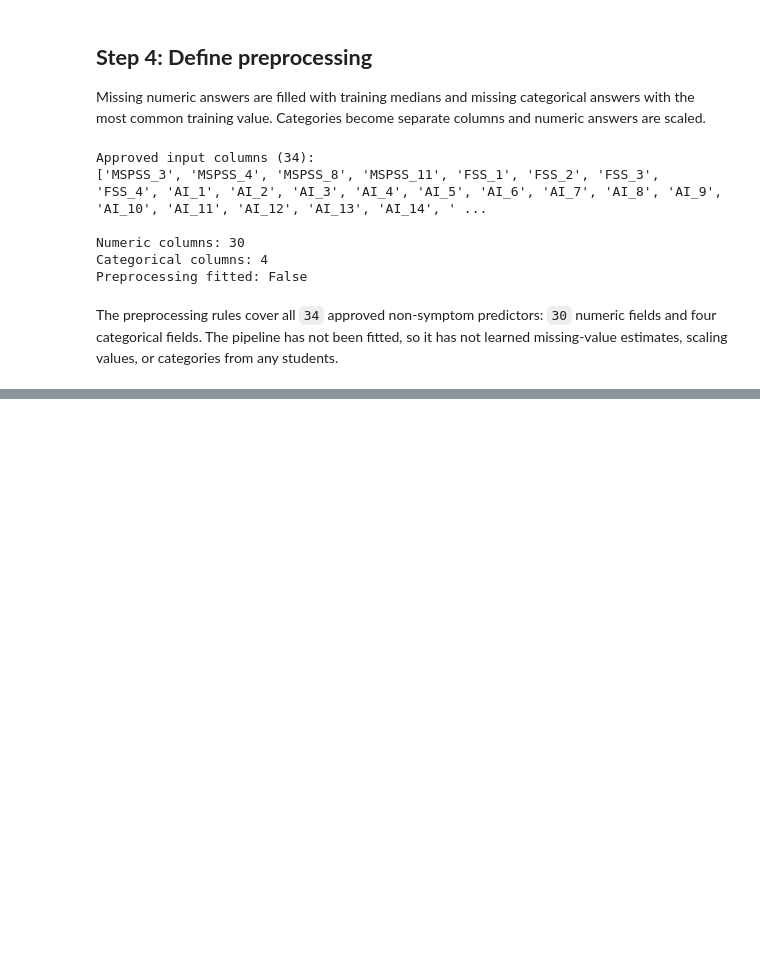
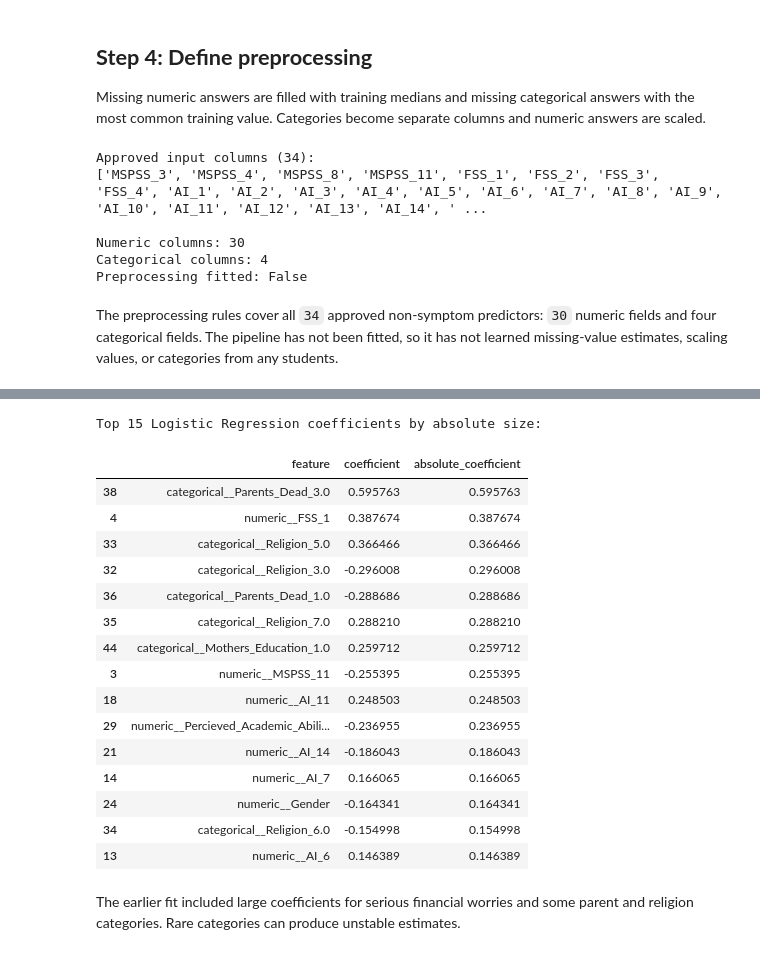
Before and after one commit to N-umwali/SchoolCare-Screening-Priority, a Jupyter notebook: student_screening.ipynb, the cells around one changed output, grey strips where cells are left out. Cells and saved outputs as stored; diff of their text form; code cells hidden in the pictures; blank space fills up the shorter version.

```diff
--- a/student_screening.ipynb
+++ b/student_screening.ipynb
@@ -806,0 +961,14 @@ The preprocessing rules cover all `34` approved non-symptom predictors: `30` num
+# %%
+# Fit each revised model on all development schools.
+fitted_models = {}
+
+for name, estimator in models.items():
+    pipeline = Pipeline([
+        ("prepare", clone(preprocessor)),
+        ("model", clone(estimator))
+    ])
+    pipeline.fit(X_train, y_train)
+    fitted_models[name] = pipeline
+
+selected_pipeline = fitted_models[selected_name]
+feature_names = selected_pipeline.named_steps["prepare"].get_feature_names_out()
@@ -806,0 +1033,41 @@ The preprocessing rules cover all `34` approved non-symptom predictors: `30` num
+# %%
+# Report Logistic Regression coefficients for interpretation.
+lr_pipeline = fitted_models["Logistic Regression"]
+lr_features = lr_pipeline.named_steps["prepare"].get_feature_names_out()
+
+lr_coefficients = pd.DataFrame({
+    "feature": lr_features,
+    "coefficient": lr_pipeline.named_steps["model"].coef_[0]
+})
+lr_coefficients["absolute_coefficient"] = (
+    lr_coefficients["coefficient"].abs()
+)
+lr_coefficients = lr_coefficients.sort_values(
+    "absolute_coefficient", ascending=False
+)
+
+print("\nTop 15 Logistic Regression coefficients by absolute size:")
+display(lr_coefficients.head(15))
+lr_coefficients.to_csv(
+    REPORTS / "step5_logistic_coefficients.csv", index=False
+)
+# %% [output]
+Top 15 Logistic Regression coefficients by absolute size:
+|  | feature | coefficient | absolute_coefficient |
+| 38 | categorical__Parents_Dead_3.0 | 0.595763 | 0.595763 |
+| 4 | numeric__FSS_1 | 0.387674 | 0.387674 |
+| 33 | categorical__Religion_5.0 | 0.366466 | 0.366466 |
+| 32 | categorical__Religion_3.0 | -0.296008 | 0.296008 |
+| 36 | categorical__Parents_Dead_1.0 | -0.288686 | 0.288686 |
+| 35 | categorical__Religion_7.0 | 0.288210 | 0.288210 |
+| 44 | categorical__Mothers_Education_1.0 | 0.259712 | 0.259712 |
+| 3 | numeric__MSPSS_11 | -0.255395 | 0.255395 |
+| 18 | numeric__AI_11 | 0.248503 | 0.248503 |
+| 29 | numeric__Percieved_Academic_Abili... | -0.236955 | 0.236955 |
+| 21 | numeric__AI_14 | -0.186043 | 0.186043 |
+| 14 | numeric__AI_7 | 0.166065 | 0.166065 |
+| 24 | numeric__Gender | -0.164341 | 0.164341 |
+| 34 | categorical__Religion_6.0 | -0.154998 | 0.154998 |
+| 13 | numeric__AI_6 | 0.146389 | 0.146389 |
+# %% [markdown]
+The earlier fit included large coefficients for serious financial worries and some parent and religion categories. Rare categories can produce unstable estimates.
```
Also changed, not shown: parts of 26 cells of this notebook.
